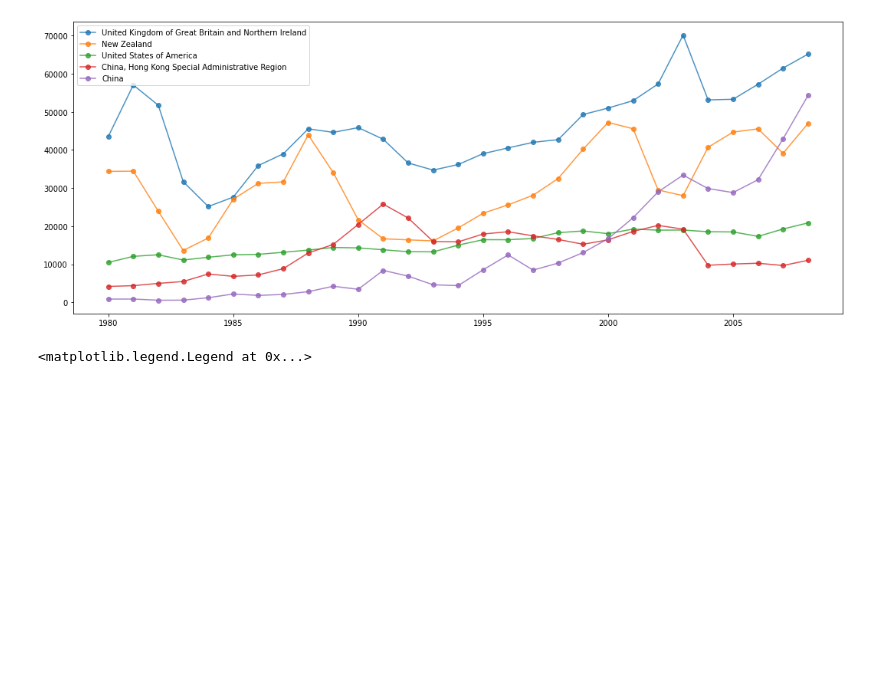
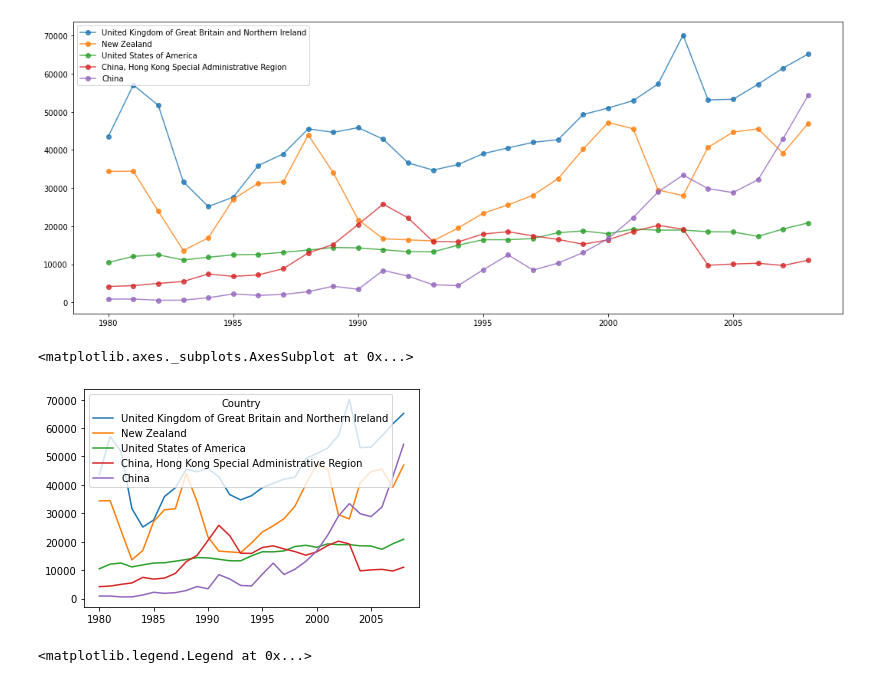
Before and after one commit to leangaurav/dsc_weekennd_2020_08_30, a Jupyter notebook: Assignments/SARATHY/Week_06/Immigrants/AustraliaImmigrantsMatplotlib_sarathy.ipynb, the cells around one changed output. Saved outputs shown, nothing was run; the diff lists cells and outputs as text; code cells hidden in the pictures; blank space fills up the shorter version.

```diff
--- a/Assignments/SARATHY/Week_06/Immigrants/AustraliaImmigrantsMatplotlib_sarathy.ipynb
+++ b/Assignments/SARATHY/Week_06/Immigrants/AustraliaImmigrantsMatplotlib_sarathy.ipynb
@@ -101,5 +100,11 @@ plt.legend(loc ='upper left')
 # %% [output]
 <matplotlib.legend.Legend at 0x...>
 [figure]
+# %%
+# Shortest code written for above Line chart  problem
+im.nlargest(5,'Total').set_index('Country').loc[:,'1980':'2008'].T.plot(kind='line')
+# %% [output]
+<matplotlib.axes._subplots.AxesSubplot at 0x...>
+[figure, added]
 # %%
 # For the above use area plot with alpha = 0.5
```
Also changed, not shown: parts of 6 cells of this notebook, 3 other files.
